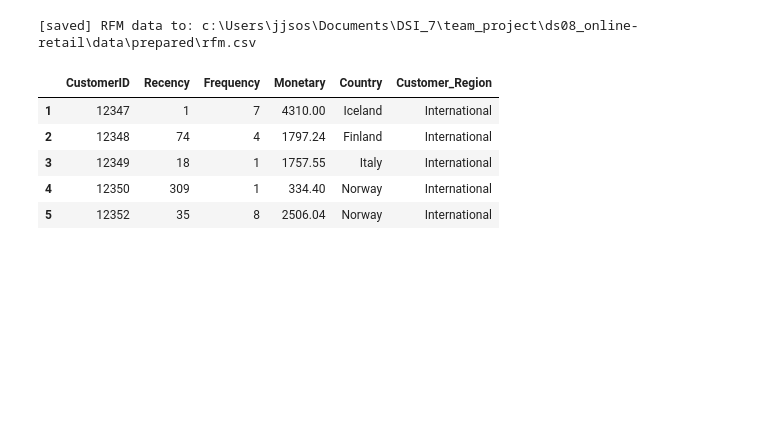
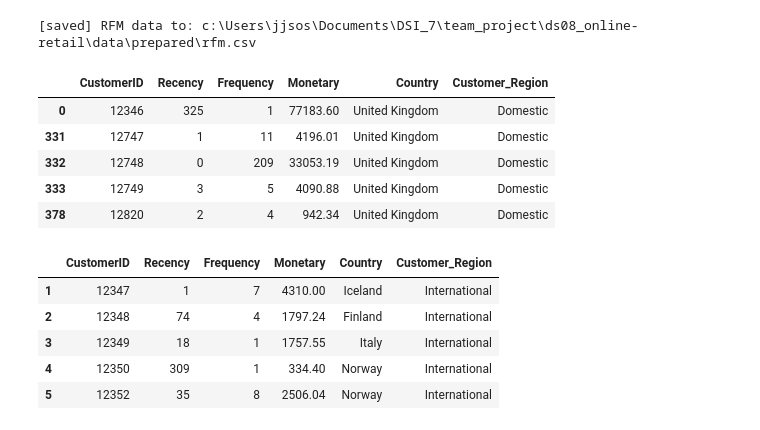
Before and after one commit to bisharatm/ds08_online-retail, a Jupyter notebook: notebooks/02_eda_and_final_preparation.ipynb, the cells around one changed output. Cells and saved outputs as stored; diff of their text form; code cells hidden in the pictures; blank space fills up the shorter version.

```diff
--- a/notebooks/02_eda_and_final_preparation.ipynb
+++ b/notebooks/02_eda_and_final_preparation.ipynb
@@ -93,14 +94,3 @@ UnitPrice      0
 CustomerID     0
 Country        0
 dtype: int64
-# %%
-# Convert data types
-# Change the data type for InvoiceDate
-online_retail_df['InvoiceDate'] = pd.to_datetime(online_retail_df['InvoiceDate'])
-
-# Change the data type for other relevant columns to str
-cols_str = ['InvoiceNo', 'StockCode', 'Description', 'CustomerID', 'Country']
-online_retail_df[cols_str] = online_retail_df[cols_str].astype("string")
-
-# Verify the datatypes
-online_retail_df.dtypes
@@ -126,10 +97 @@ online_retail_df.head()
-# %%
-# To handle the '.0' in CustomerIDs (happened after converting it from float to str)
-
-online_retail_df['CustomerID'] = (
-    online_retail_df['CustomerID']
-      .astype('string')                             # Ensure string dtype
-      .str.replace(r'\.0$', '', regex=True)         # Remove ".0" suffix
-      .replace('nan', pd.NA)                        # Replace string 'nan' with actual NA
-)
 # %%
@@ -454,6 +420,15 @@ print(f"[saved] RFM data to: {rfm_path}")
 # Divide dataset into two markets, domestic and internatioal
 rfm_domestic = rfm[rfm['Customer_Region'] == 'Domestic']
 rfm_international = rfm[rfm['Customer_Region'] == 'International']
+# %%
+rfm_domestic.head()
+# %% [output]
+|  | CustomerID | Recency | Frequency | Monetary | Country | Customer_Region |
+| 0 | 12346 | 325 | 1 | 77183.60 | United Kingdom | Domestic |
+| 331 | 12747 | 1 | 11 | 4196.01 | United Kingdom | Domestic |
+| 332 | 12748 | 0 | 209 | 33053.19 | United Kingdom | Domestic |
+| 333 | 12749 | 3 | 5 | 4090.88 | United Kingdom | Domestic |
+| 378 | 12820 | 2 | 4 | 942.34 | United Kingdom | Domestic |
 # %%
 rfm_international.head()
 # %% [output]
```
Also changed, not shown: parts of 5 cells of this notebook, 2 other files.
